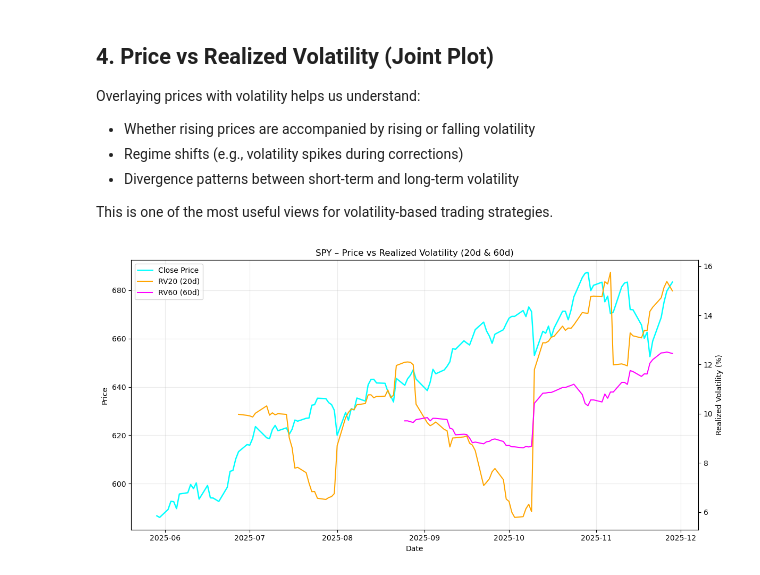
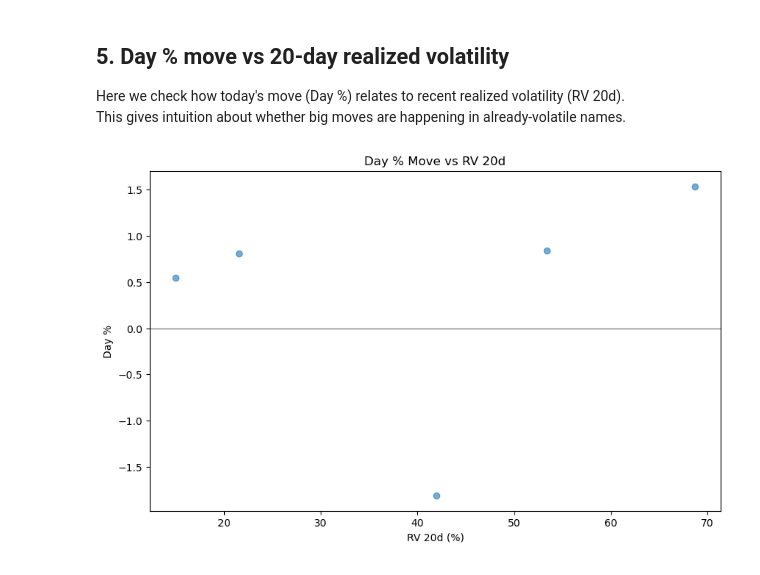
Before and after one commit to btheard3/volatility-alpha-engine, a Jupyter notebook: notebooks/01_eda_volatility_alpha.ipynb, the cells around one changed output. Cells and saved outputs as stored; diff of their text form; code cells hidden in the pictures.

Commit message:
feat: added Notebook 01 EDA with DuckDB integration, sanity checks, edge score distribution, vol-vs-move scatter, and per-ticker summary

```diff
--- a/notebooks/01_eda_volatility_alpha.ipynb
+++ b/notebooks/01_eda_volatility_alpha.ipynb
@@ -160,0 +117,9 @@ plt.show()
+# %%
+clean = df.replace([float("inf"), float("-inf")], pd.NA)
+clean = clean.dropna(subset=["edge_score"])
+
+clean["edge_score"].hist(bins=30)
+plt.title("Distribution of Daily Edge Score")
+plt.xlabel("Edge Score (%)")
+plt.ylabel("Count")
+plt.show()
@@ -161,65 +128,17 @@ plt.show()
 # %% [markdown]
-## 4. Price vs Realized Volatility (Joint Plot)
+## 5. Day % move vs 20-day realized volatility
 
-Overlaying prices with volatility helps us understand:
-
-- Whether rising prices are accompanied by rising or falling volatility
-- Regime shifts (e.g., volatility spikes during corrections)
-- Divergence patterns between short-term and long-term volatility
-
-This is one of the most useful views for volatility-based trading strategies.
+Here we check how today's move (Day %) relates to recent realized volatility (RV 20d).
+This gives intuition about whether big moves are happening in already-volatile names.
 # %%
-# Price vs Realized Volatility (RV20 & RV60)
+subset = clean.dropna(subset=["rv_20d", "day_pct"])
 
-# Pick the symbol you want to visualize
-symbol = "SPY"  # change to "QQQ", "TSLA", etc. if you add more later
-
-df = eda_data[symbol].copy()
-
-fig, ax_price = plt.subplots(figsize=(12, 6))
-
-# --- Price line (left y-axis) ---
-ax_price.plot(
-    df.index,
-    df["Close"],
-    color="cyan",
-    linewidth=1.8,
-    label="Close Price",
-)
-ax_price.set_xlabel("Date")
-ax_price.set_ylabel("Price")
-ax_price.set_title(f"{symbol} – Price vs Realized Volatility (20d & 60d)")
-
-# --- Realized vol lines (right y-axis) ---
-ax_rv = ax_price.twinx()
-ax_rv.plot( # type: ignore
-    df.index,
-    df["RV20"] * 100.0,
-    color="orange",
-    linewidth=1.5,
-    label="RV20 (20d)",
-)
-ax_rv.plot( # type: ignore
-    df.index,
-    df["RV60"] * 100.0,
-    color="magenta",
-    linewidth=1.5,
-    label="RV60 (60d)",
-)
-ax_rv.set_ylabel("Realized Volatility (%)")
-
-# --- Combined legend ---
-lines_left, labels_left = ax_price.get_legend_handles_labels()
-lines_right, labels_right = ax_rv.get_legend_handles_labels() # type: ignore
-ax_rv.legend( # type: ignore
-    lines_left + lines_right,
-    labels_left + labels_right,
-    loc="upper left",
-)
-
-ax_price.grid(alpha=0.25)
-fig.tight_layout()
+plt.scatter(subset["rv_20d"], subset["day_pct"], alpha=0.6)
+plt.title("Day % Move vs RV 20d")
+plt.xlabel("RV 20d (%)")
+plt.ylabel("Day %")
+plt.axhline(0, color="gray", linewidth=1)
 plt.show()
 # %% [output]
-[figure, old version]
+[figure, new version]
 # %% [markdown]
```
Also changed, not shown: parts of 16 cells of this notebook, 4 other files.
